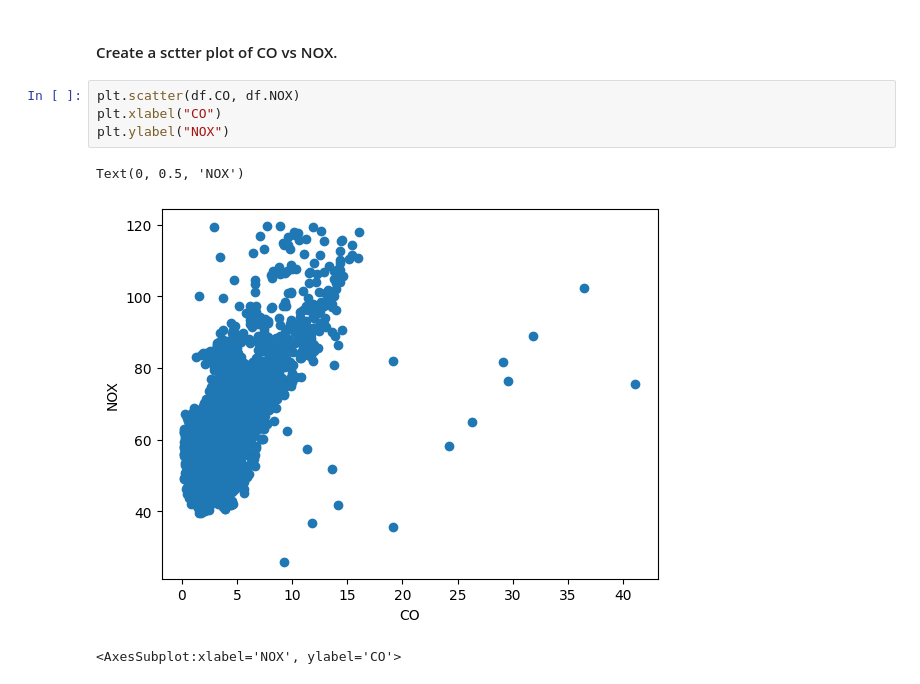
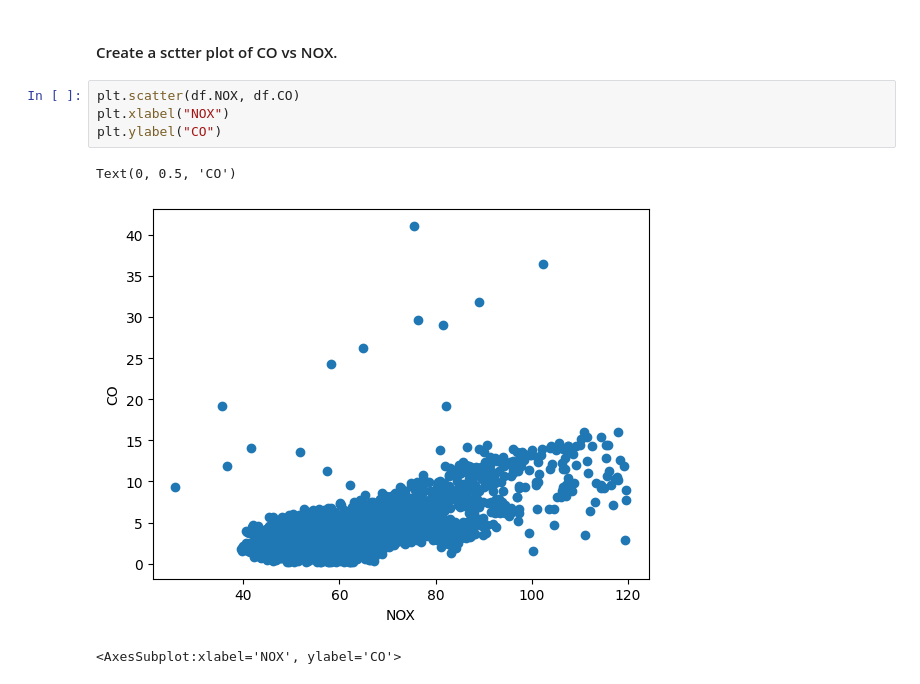
Before and after one commit to kushalnavghare/DSC-540-ADVNCD_ML, a Jupyter notebook: Assignment_3_v3_Kushal.ipynb, the cells around one changed output. Drawn from its saved outputs; the diff is of its cells as text.

```diff
--- a/Assignment_3_v3_Kushal.ipynb
+++ b/Assignment_3_v3_Kushal.ipynb
@@ -253,12 +239,12 @@ Text(0.5, 1.0, 'Histogram of NOX')
 # %% [markdown]
 #### Create a sctter plot of CO vs NOX.
 # %%
-plt.scatter(df.CO, df.NOX)
-plt.xlabel("CO")
-plt.ylabel("NOX")
+plt.scatter(df.NOX, df.CO)
+plt.xlabel("NOX")
+plt.ylabel("CO")
 # %% [output]
-Text(0, 0.5, 'NOX')
+Text(0, 0.5, 'CO')
-[figure, old version]
+[figure, new version]
 # %%
 # %% [output]
 <AxesSubplot:xlabel='NOX', ylabel='CO'>
```
Also changed, not shown: parts of 60 cells of this notebook.
